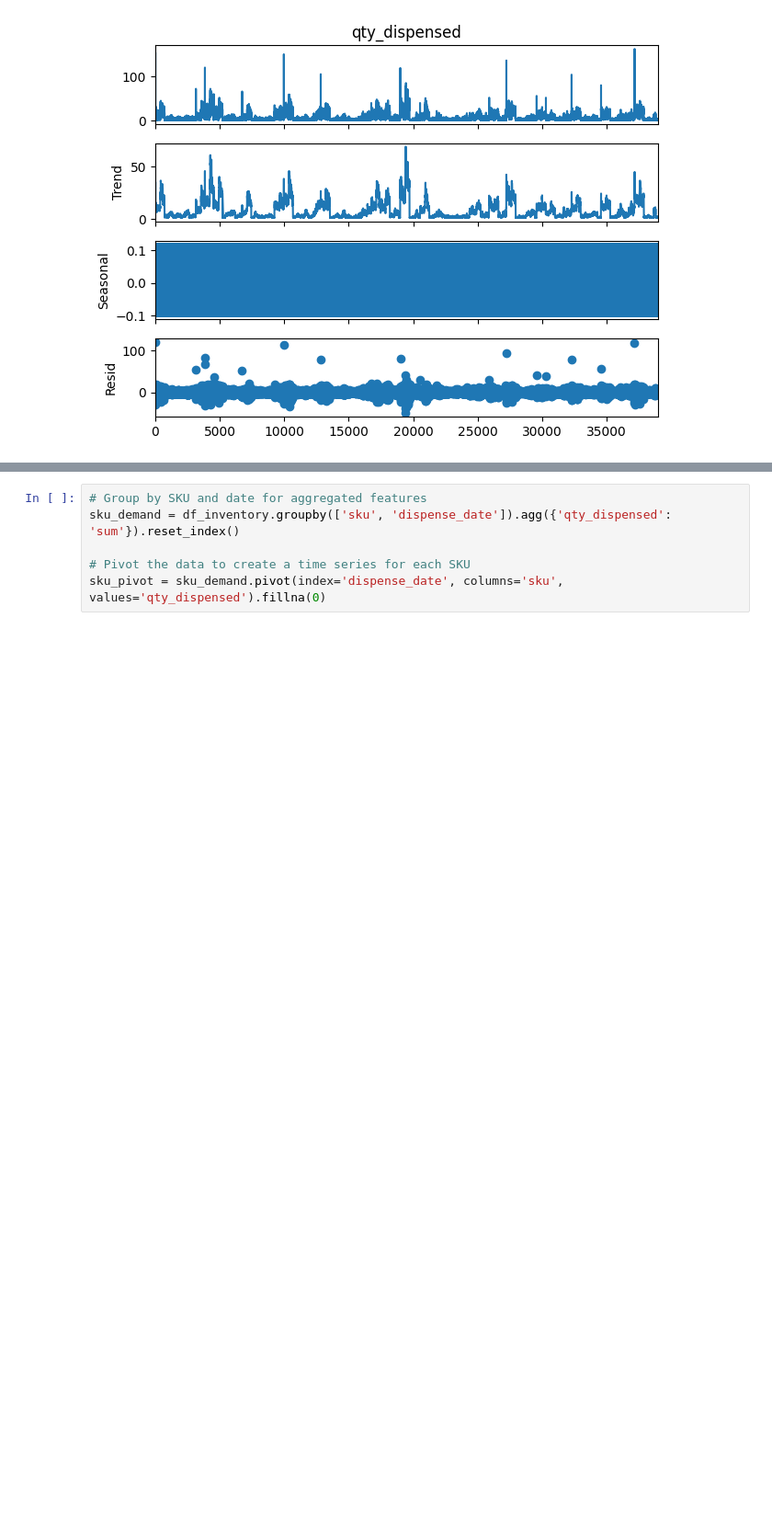
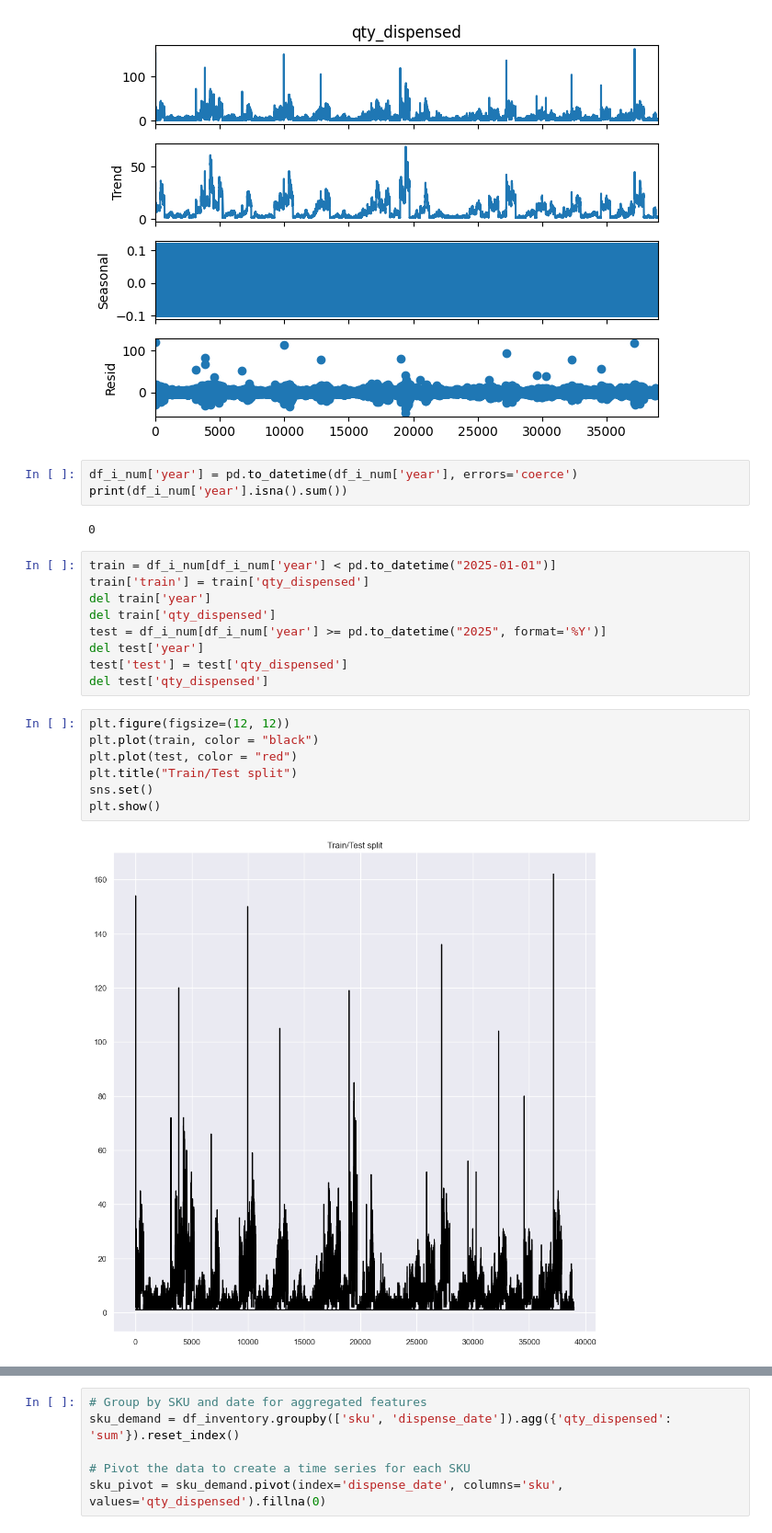
Before and after one commit to breannaparker1991/vending_analysis, a Jupyter notebook: vending.ipynb, the cells around one changed output, grey strips where cells are left out. Shown at 92% size. Cells and saved outputs as stored; diff of their text form; blank space fills up the shorter version.

```diff
--- a/vending.ipynb
+++ b/vending.ipynb
@@ -516,3 +516,26 @@ decompose.plot()
 plt.show()
 # %% [output]
 [figure]
+# %%
+df_i_num['year'] = pd.to_datetime(df_i_num['year'], errors='coerce')
+print(df_i_num['year'].isna().sum())
+# %% [output]
+0
+# %%
+train = df_i_num[df_i_num['year'] < pd.to_datetime("2025-01-01")]
+train['train'] = train['qty_dispensed']
+del train['year']
+del train['qty_dispensed']
+test = df_i_num[df_i_num['year'] >= pd.to_datetime("2025", format='%Y')]
+del test['year']
+test['test'] = test['qty_dispensed']
+del test['qty_dispensed']
+# %%
+plt.figure(figsize=(12, 12))
+plt.plot(train, color = "black")
+plt.plot(test, color = "red")
+plt.title("Train/Test split")
+sns.set()
+plt.show()
+# %% [output]
+[figure, added]
```
Also changed, not shown: parts of 1 cell of this notebook.
